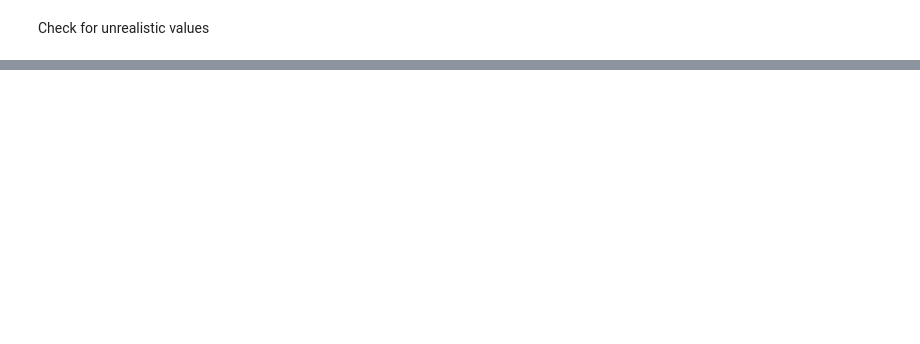
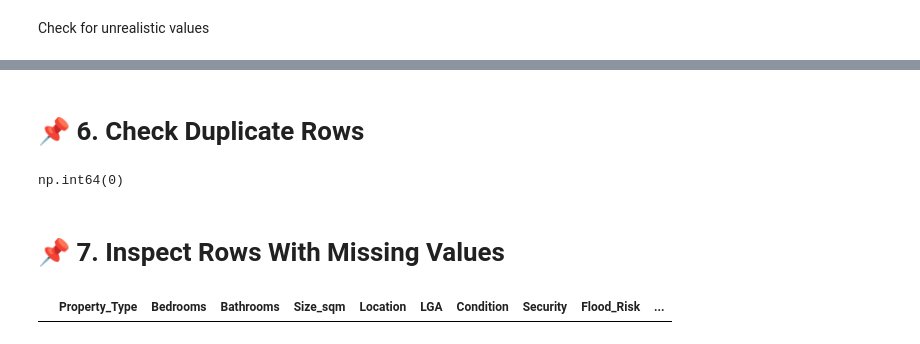
Before and after one commit to Makanaki662/transfer-learning-kaduna-house-price, a Jupyter notebook: outputs/analysis.ipynb, the cells around one changed output, grey strips where cells are left out. Saved outputs shown, nothing was run; the diff lists cells and outputs as text; code cells hidden in the pictures; blank space fills up the shorter version.

```diff
--- a/outputs/analysis.ipynb
+++ b/outputs/analysis.ipynb
@@ -302,0 +490,7 @@ malaysia_df.describe()
+# %%
+kaduna_df = pd.read_csv("data/Strict_Kaduna_South_Dataset.csv")
+
+print("Kaduna original shape:", kaduna_df.shape)
+print(kaduna_df.columns.tolist())
+
+kaduna_df.head()
@@ -302,0 +633,12 @@ malaysia_df.describe()
+# %% [markdown]
+# 📌 6. Check Duplicate Rows
+# %%
+kaduna_df.duplicated().sum()
+# %% [output]
+np.int64(0)
+# %% [markdown]
+# 📌 7. Inspect Rows With Missing Values
+# %%
+kaduna_df[kaduna_df.isnull().any(axis=1)]
+# %% [output]
+|  | Property_Type | Bedrooms | Bathrooms | Size_sqm | Location | LGA | Condition | Security | Flood_Risk | ... |
```
Also changed, not shown: parts of 54 cells of this notebook, 1 other file.
